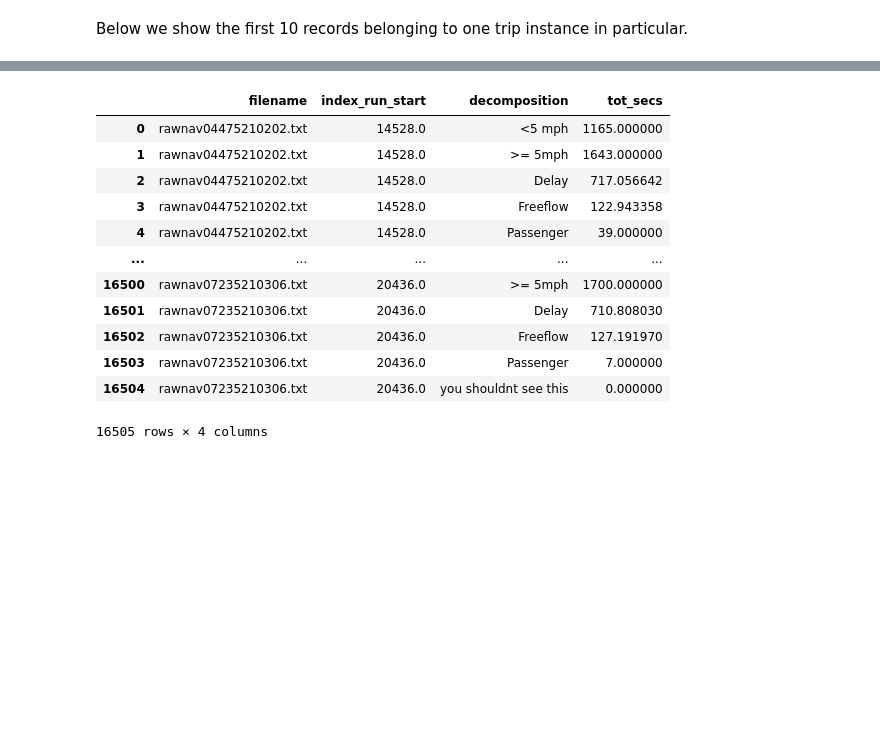
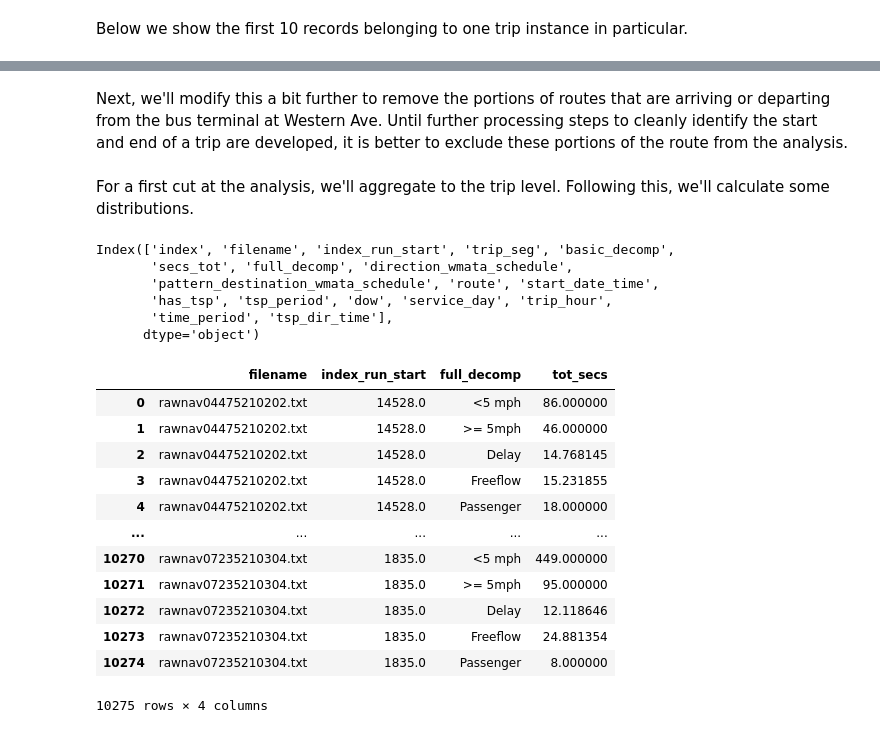
Before and after one commit to stevenschrayer/WMATA_AVL, a Jupyter notebook: analysis/exploratory/decomposition/02-decomposition-mt-wisconsin.ipynb, the cells around one changed output, grey strips where cells are left out. Drawn from its saved outputs; the diff is of its cells as text; code cells hidden in the pictures; blank space fills up the shorter version.

Commit message:
WIP: Updates wisconsin decomposition notebook to account for updates to data processing pipeline.

```diff
--- a/analysis/exploratory/decomposition/02-decomposition-mt-wisconsin.ipynb
+++ b/analysis/exploratory/decomposition/02-decomposition-mt-wisconsin.ipynb
@@ -79,0 +87,15 @@ Let's add identifiers for before and after TSP, using March 15, 2021 as the brea
+# %%
+# TODO: add additional identifiers somehow for if the vehicle is on wisconsin
+# TODO: Update to reflect that periods defined not on trip start time, but time when vehicle reached a TSP intersection.
+
+tsp_conditions = wr.tribble(
+        ['route','direction_wmata_schedule', 'service_day','time_period','tsp_dir_time'],
+        "30N",                       "EAST",     "Weekday",    "AM Peak",           True,
+        "30N",                       "WEST",     "Weekday",    "PM Peak",           True,
+        "30S",                       "EAST",     "Weekday",    "AM Peak",           True,
+        "30S",                       "WEST",     "Weekday",    "PM Peak",           True,
+         "33",                      "SOUTH",     "Weekday",    "AM Peak",           True,
+         "33",                      "NORTH",     "Weekday",    "PM Peak",           True
+    )
+
+tsp_conditions
@@ -131,14 +163,14 @@ rawnav_run_decomp_2 = (
                 'PM Peak',
                 'Evening',
                 'Late Night2']
-            ),
-        tsp_dir_time = lambda x:
-            (x.has_tsp &
-                (
-                    # TODO: Will need to update with more
-                    (x.route.eq('30N') & x.direction_wmata_schedule.eq('WEST') & x.time_period.eq('PM Peak')) |
-                    (x.route.eq('30N') & x.direction_wmata_schedule.eq('EAST') & x.time_period.eq('AM Peak'))
-                )
             )
     )
+    .merge(
+        tsp_conditions,
+        on = ['route','direction_wmata_schedule', 'service_day','time_period'],
+        how = "left"
+    )
+    .assign(
+        tsp_dir_time = lambda x : x.tsp_dir_time.fillna(False)
+    )
 )
@@ -165,28 +240,47 @@ For a first cut at the analysis, we'll aggregate to the trip level. Following th
+# %% [markdown]
+Next, we'll modify this a bit further to remove the portions of routes that are arriving or departing from the bus terminal at Western Ave. Until further processing steps to cleanly identify the start and end of a trip are developed, it is better to exclude these portions of the route from the analysis.
+# %%
+rawnav_run_decomp_2_fil = (
+    rawnav_run_decomp_2_fil
+    .loc[rawnav_run_decomp_2_fil.trip_seg.str.contains('32089')] #stop id for friendship heights bay used by these buses; this will remove segments leading to and from as well
+)
+# %% [markdown]
+For a first cut at the analysis, we'll aggregate to the trip level. Following this, we'll calculate some distributions.
+# %%
+rawnav_run_decomp_2_fil.columns
+# %% [output]
+Index(['index', 'filename', 'index_run_start', 'trip_seg', 'basic_decomp',
+       'secs_tot', 'full_decomp', 'direction_wmata_schedule',
+       'pattern_destination_wmata_schedule', 'route', 'start_date_time',
+       'has_tsp', 'tsp_period', 'dow', 'service_day', 'trip_hour',
+       'time_period', 'tsp_dir_time'],
+      dtype='object')
 # %%
 rawnav_run_decomp_trip = (
-    rawnav_run_decomp_2
+    rawnav_run_decomp_2_fil
     .groupby(
-        ['filename','index_run_start',
-        'decomposition']
+        ['filename',
+        'index_run_start',
+        'full_decomp']
     )
     .agg(
         tot_secs = ('secs_tot','sum')
     )
     .reset_index()
 )
 rawnav_run_decomp_trip
 # %% [output]
-|  | filename | index_run_start | decomposition | tot_secs |
-| 0 | rawnav04475210202.txt | 14528.0 | <5 mph | 1165.000000 |
-| 1 | rawnav04475210202.txt | 14528.0 | >= 5mph | 1643.000000 |
-| 2 | rawnav04475210202.txt | 14528.0 | Delay | 717.056642 |
-| 3 | rawnav04475210202.txt | 14528.0 | Freeflow | 122.943358 |
-| 4 | rawnav04475210202.txt | 14528.0 | Passenger | 39.000000 |
+|  | filename | index_run_start | full_decomp | tot_secs |
+| 0 | rawnav04475210202.txt | 14528.0 | <5 mph | 86.000000 |
+| 1 | rawnav04475210202.txt | 14528.0 | >= 5mph | 46.000000 |
+| 2 | rawnav04475210202.txt | 14528.0 | Delay | 14.768145 |
+| 3 | rawnav04475210202.txt | 14528.0 | Freeflow | 15.231855 |
+| 4 | rawnav04475210202.txt | 14528.0 | Passenger | 18.000000 |
 | ... | ... | ... | ... | ... |
-| 16500 | rawnav07235210306.txt | 20436.0 | >= 5mph | 1700.000000 |
-| 16501 | rawnav07235210306.txt | 20436.0 | Delay | 710.808030 |
-| 16502 | rawnav07235210306.txt | 20436.0 | Freeflow | 127.191970 |
-| 16503 | rawnav07235210306.txt | 20436.0 | Passenger | 7.000000 |
-| 16504 | rawnav07235210306.txt | 20436.0 | you shouldnt see this | 0.000000 |
+| 10270 | rawnav07235210304.txt | 1835.0 | <5 mph | 449.000000 |
+| 10271 | rawnav07235210304.txt | 1835.0 | >= 5mph | 95.000000 |
+| 10272 | rawnav07235210304.txt | 1835.0 | Delay | 12.118646 |
+| 10273 | rawnav07235210304.txt | 1835.0 | Freeflow | 24.881354 |
+| 10274 | rawnav07235210304.txt | 1835.0 | Passenger | 8.000000 |
-16505 rows × 4 columns
+10275 rows × 4 columns
 # %%
```
Also changed, not shown: parts of 27 cells of this notebook.
